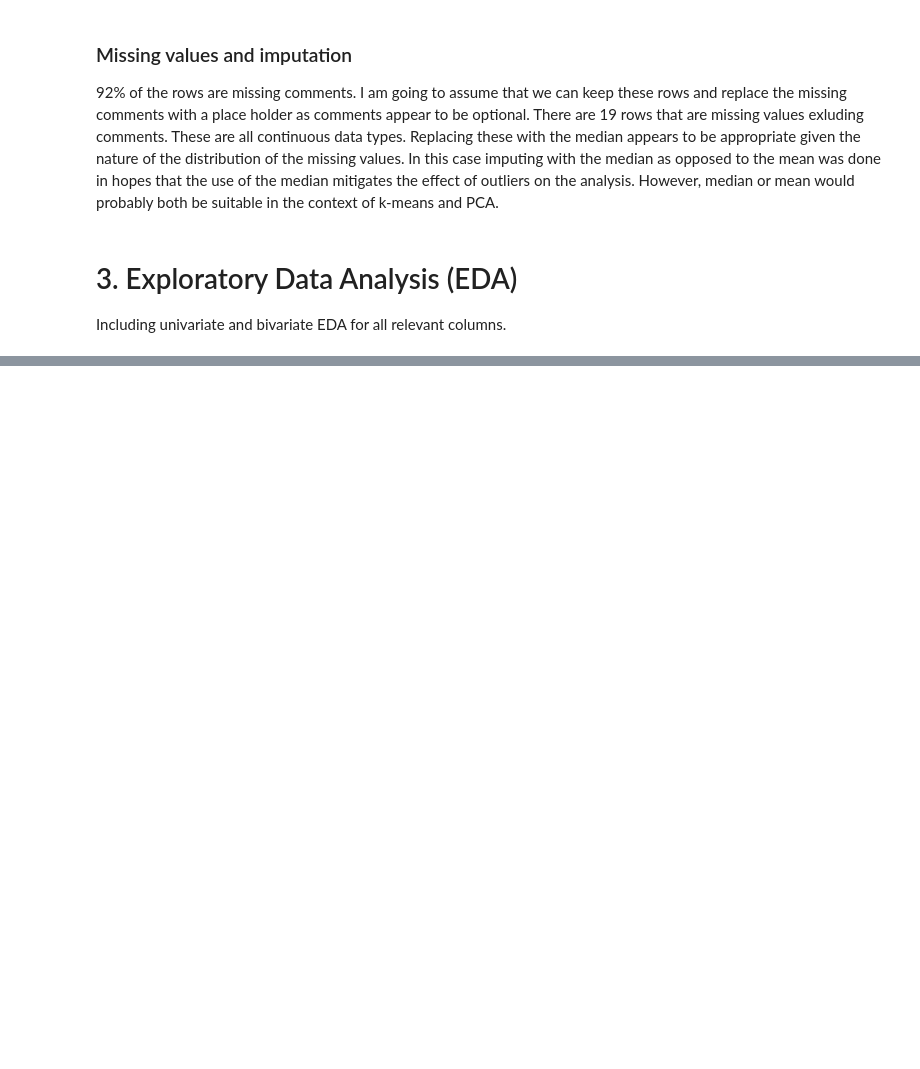
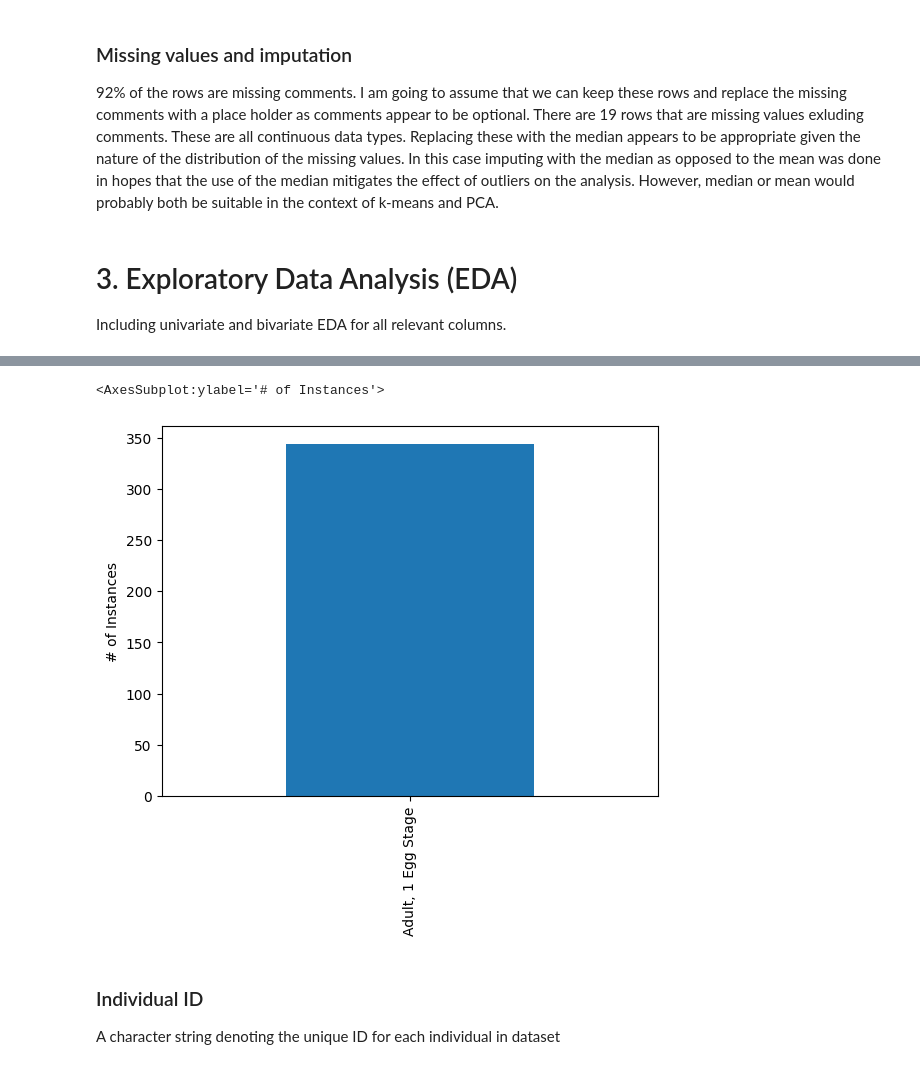
Before and after one commit to benisrael29/DATA2001, a Jupyter notebook: main/assingments/A1/A1.ipynb, the cells around one changed output, grey strips where cells are left out. Saved outputs shown, nothing was run; the diff lists cells and outputs as text; code cells hidden in the pictures; blank space fills up the shorter version.

```diff
--- a/main/assingments/A1/A1.ipynb
+++ b/main/assingments/A1/A1.ipynb
@@ -136,0 +237,8 @@ Including univariate and bivariate EDA for all relevant columns.
+# %%
+df['Stage'].value_counts(sort=False).plot.bar(ylabel='# of Instances')
+# %% [output]
+<AxesSubplot:ylabel='# of Instances'>
+[figure, added]
+# %% [markdown]
+### Individual ID
+A character string denoting the unique ID for each individual in dataset
```
Also changed, not shown: parts of 67 cells of this notebook.
